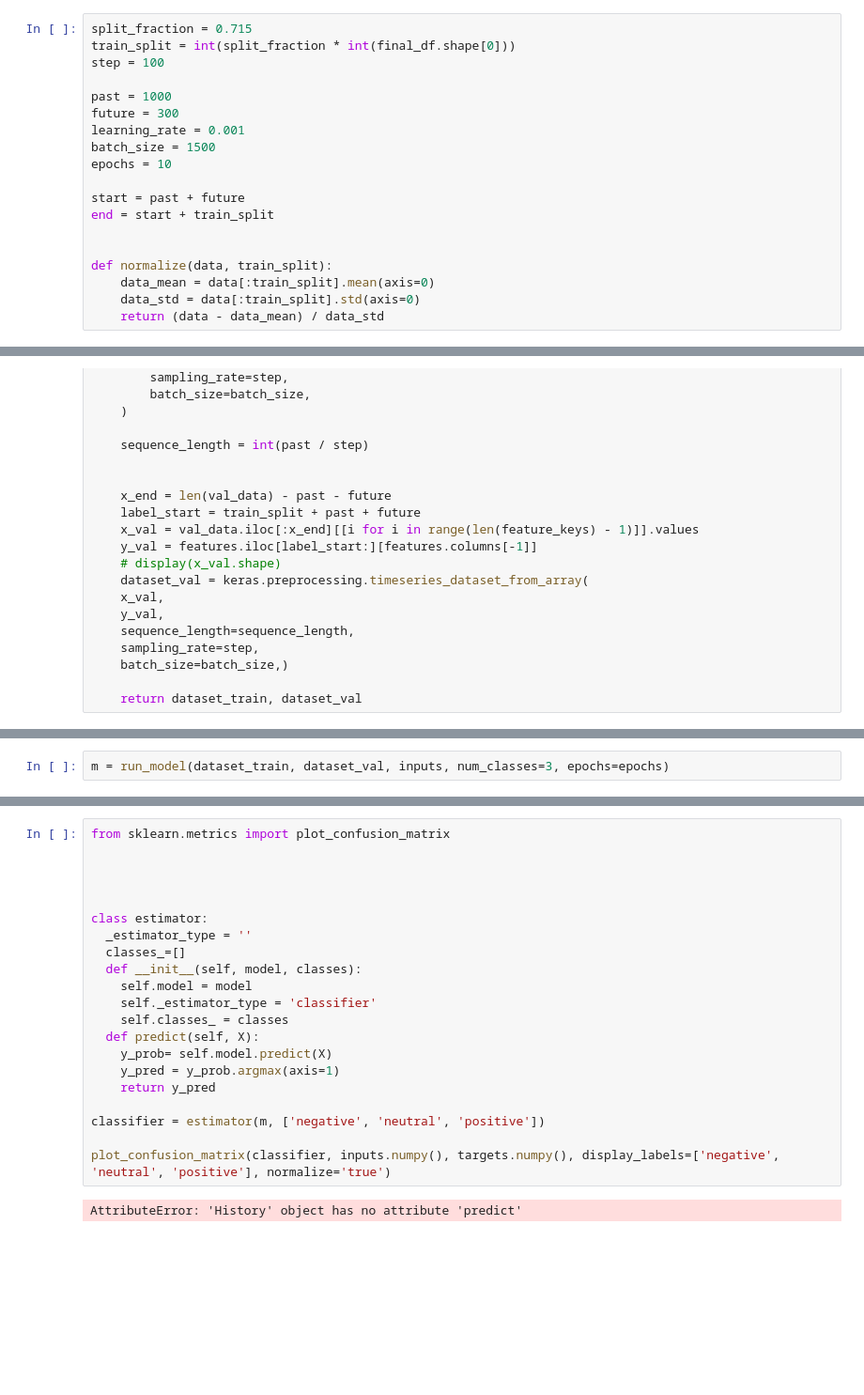
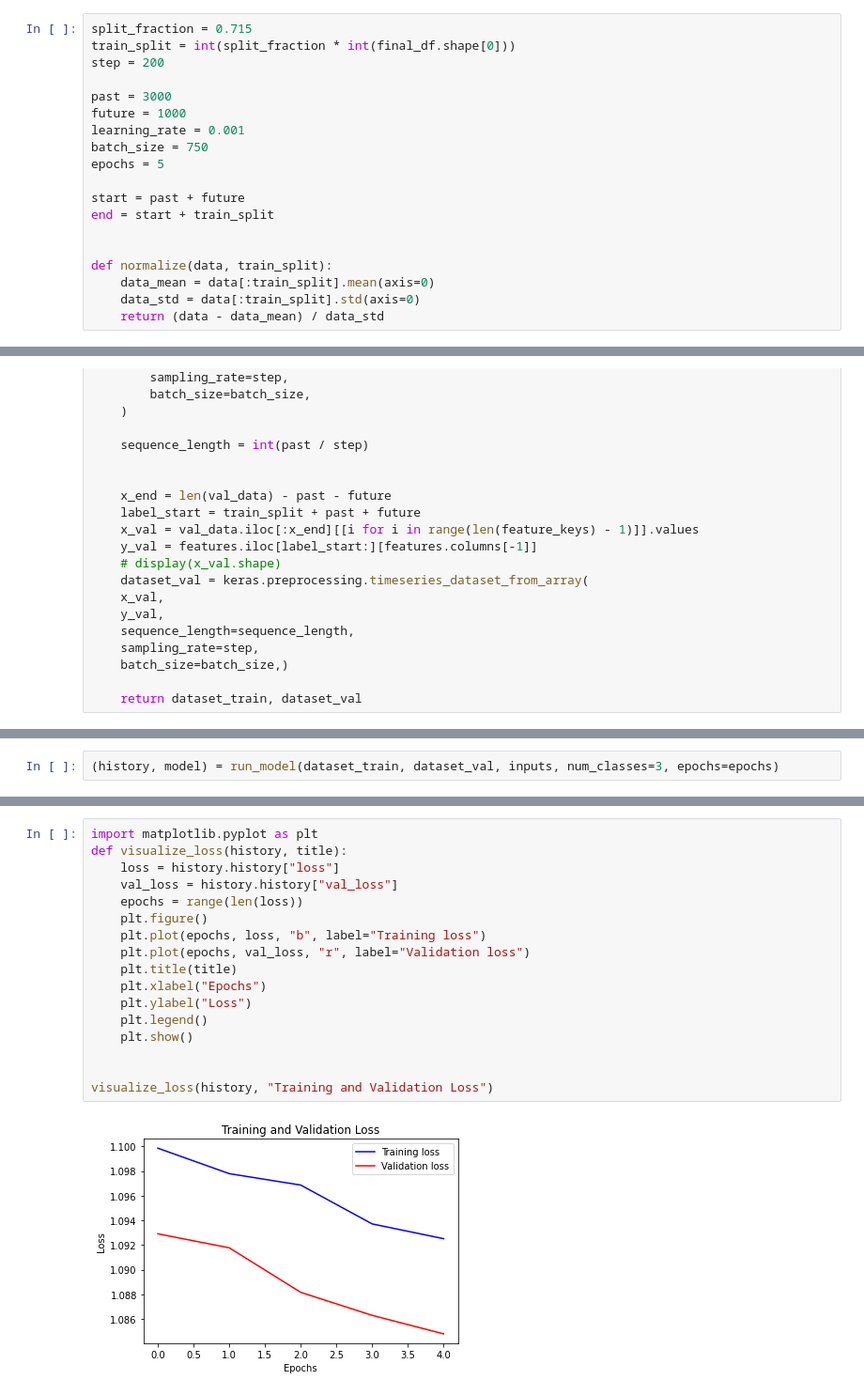
Before and after one commit to owalid/ntx-hackathon-2022, a Jupyter notebook: classifier/clean_classifier.ipynb, the cells around one changed output, grey strips where cells are left out. Shown: that part at 94% size. Cells and saved outputs as stored; diff of their text form; blank space fills up the shorter version.

Commit message:
add classifier and add viz

```diff
--- a/classifier/clean_classifier.ipynb
+++ b/classifier/clean_classifier.ipynb
@@ -109,13 +109,13 @@ final_df
 # %%
 split_fraction = 0.715
 train_split = int(split_fraction * int(final_df.shape[0]))
-step = 100
+step = 200
 
-past = 1000
-future = 300
+past = 3000
+future = 1000
 learning_rate = 0.001
-batch_size = 1500
-epochs = 10
+batch_size = 750
+epochs = 5
 
 start = past + future
 end = start + train_split
@@ -196,3 +196,3 @@ Target shape: (1500,)
 # %%
-m = run_model(dataset_train, dataset_val, inputs, num_classes=3, epochs=epochs)
+(history, model) = run_model(dataset_train, dataset_val, inputs, num_classes=3, epochs=epochs)
 # %% [output]
@@ -216,23 +216,19 @@ Epoch 10/10
-# %%
-from sklearn.metrics import plot_confusion_matrix
-
-
-
-
-class estimator:
-  _estimator_type = ''
-  classes_=[]
-  def __init__(self, model, classes):
-    self.model = model
-    self._estimator_type = 'classifier'
-    self.classes_ = classes
-  def predict(self, X):
-    y_prob= self.model.predict(X)
-    y_pred = y_prob.argmax(axis=1)
-    return y_pred
-
-classifier = estimator(m, ['negative', 'neutral', 'positive'])
-
-plot_confusion_matrix(classifier, inputs.numpy(), targets.numpy(), display_labels=['negative', 'neutral', 'positive'], normalize='true')
-# %% [output]
-AttributeError: 'History' object has no attribute 'predict'
+# %%
+import matplotlib.pyplot as plt
+def visualize_loss(history, title):
+    loss = history.history["loss"]
+    val_loss = history.history["val_loss"]
+    epochs = range(len(loss))
+    plt.figure()
+    plt.plot(epochs, loss, "b", label="Training loss")
+    plt.plot(epochs, val_loss, "r", label="Validation loss")
+    plt.title(title)
+    plt.xlabel("Epochs")
+    plt.ylabel("Loss")
+    plt.legend()
+    plt.show()
+
+
+visualize_loss(history, "Training and Validation Loss")
+# %% [output]
+[figure, added]
```
Also changed, not shown: parts of 5 cells of this notebook, 5 other files.
